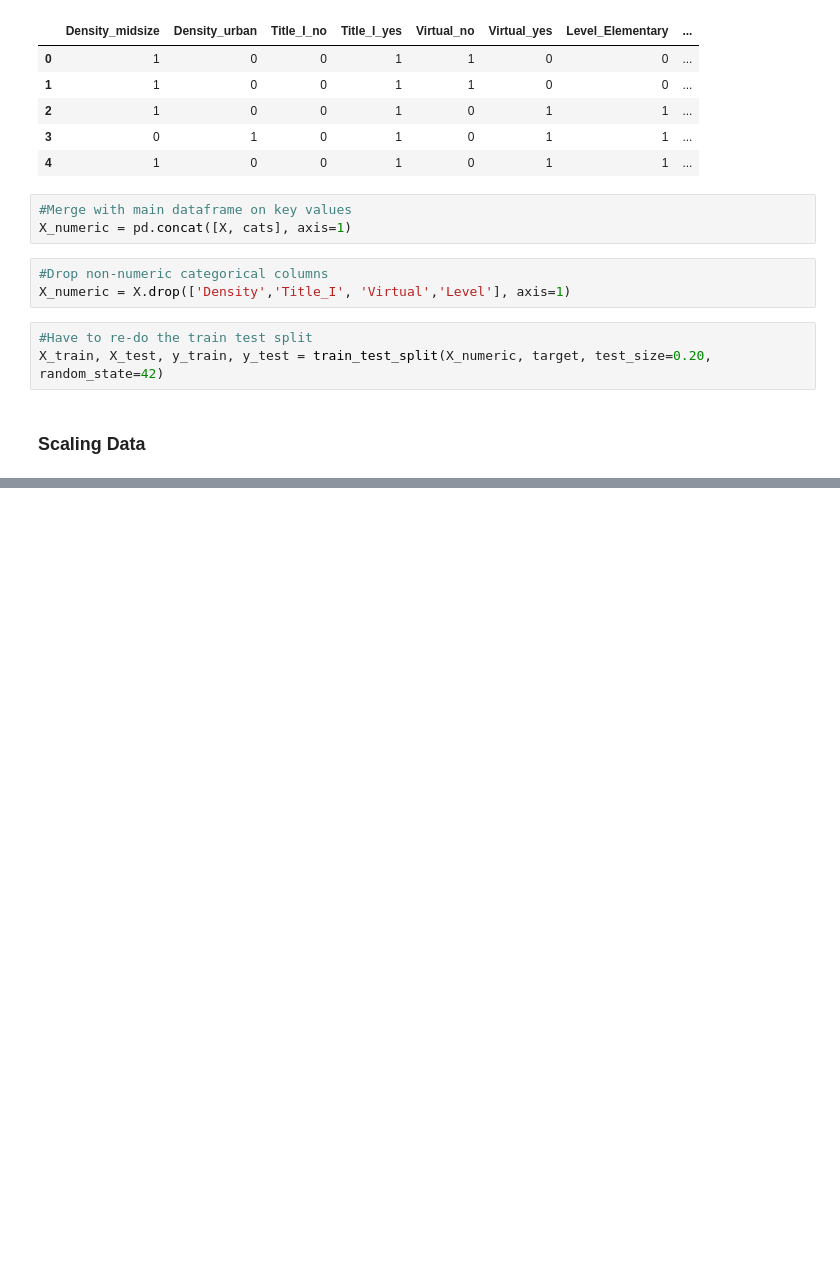
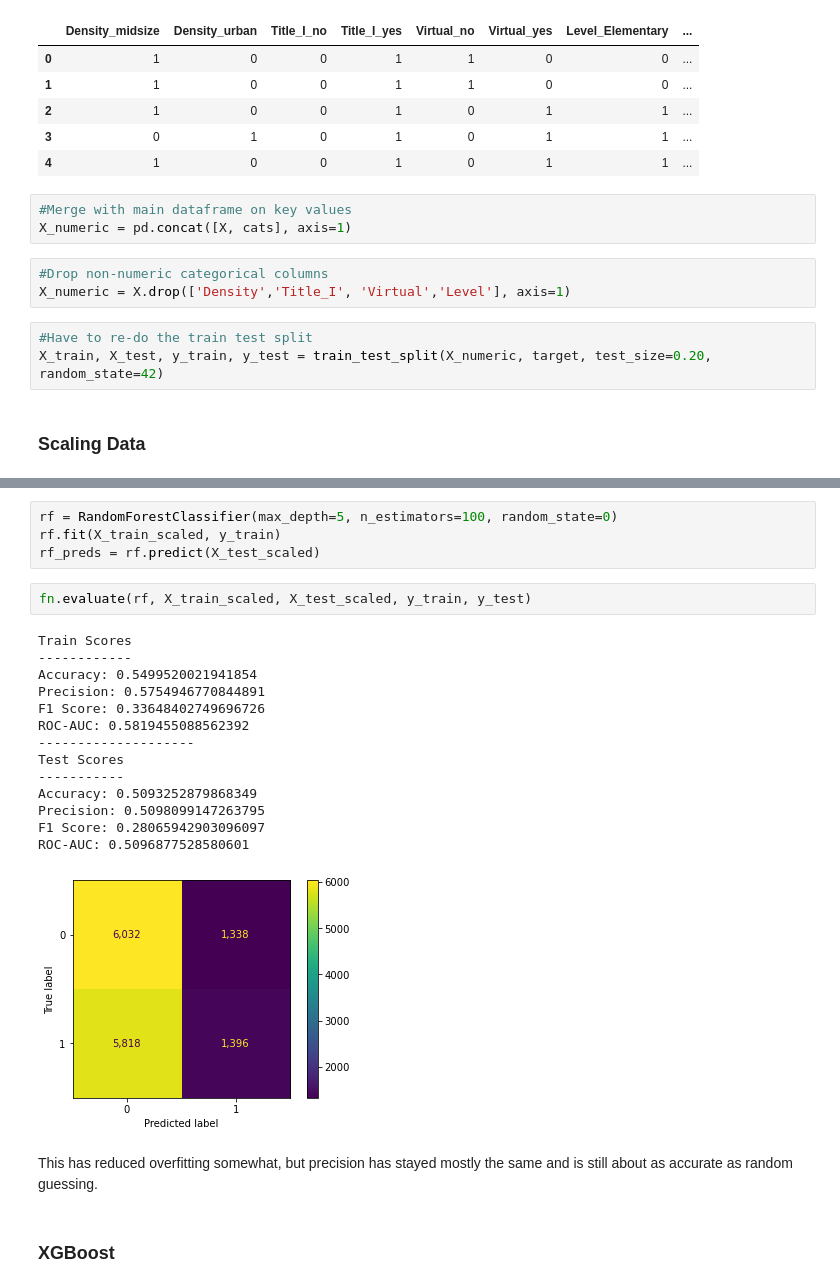
Before and after one commit to alexiskedo/Predicting-School-Performance, a Jupyter notebook: Preprocessing & Modeling.ipynb, the cells around one changed output, grey strips where cells are left out. Cells and saved outputs as stored; diff of their text form; blank space fills up the shorter version.

```diff
--- a/Preprocessing & Modeling.ipynb
+++ b/Preprocessing & Modeling.ipynb
@@ -193,0 +285,25 @@ X_train, X_test, y_train, y_test = train_test_split(X_numeric, target, test_size
+# %%
+rf = RandomForestClassifier(max_depth=5, n_estimators=100, random_state=0)
+rf.fit(X_train_scaled, y_train)
+rf_preds = rf.predict(X_test_scaled)
+# %%
+fn.evaluate(rf, X_train_scaled, X_test_scaled, y_train, y_test)
+# %% [output]
+Train Scores
+------------
+Accuracy: 0.5499520021941854
+Precision: 0.5754946770844891
+F1 Score: 0.33648402749696726
+ROC-AUC: 0.5819455088562392
+--------------------
+Test Scores
+-----------
+Accuracy: 0.5093252879868349
+Precision: 0.5098099147263795
+F1 Score: 0.28065942903096097
+ROC-AUC: 0.5096877528580601
+[figure, added]
+# %% [markdown]
+This has reduced overfitting somewhat, but precision has stayed mostly the same and is still about as accurate as random guessing.
+# %% [markdown]
+### XGBoost
```
Also changed, not shown: parts of 21 cells of this notebook, 1 other file.
